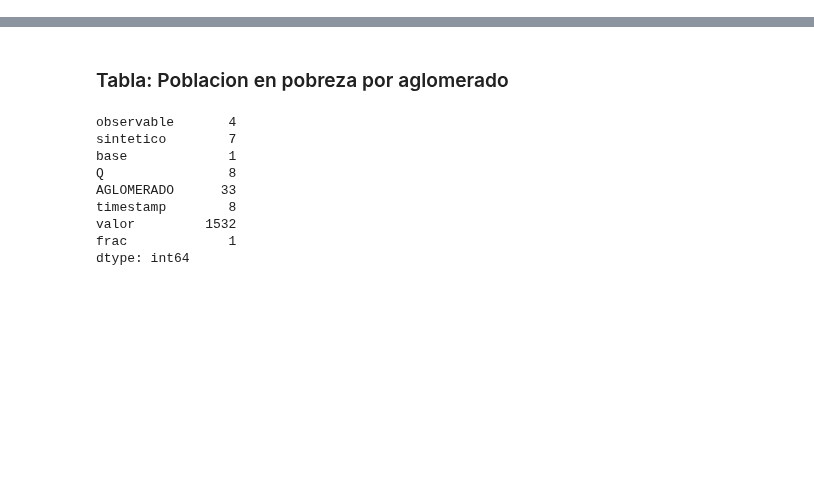
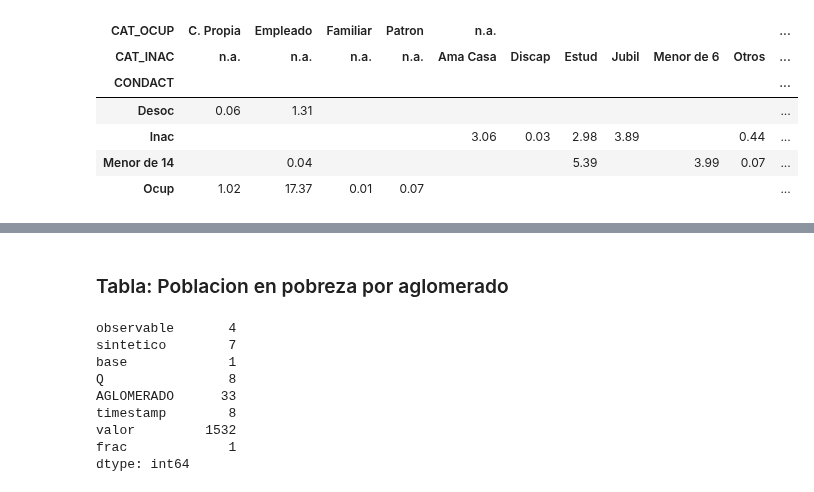
Before and after one commit to matuteiglesias/indice-pobreza-UBA, a Jupyter notebook: notebooks/09 - Exploracion de indicadores sinteticos.ipynb, the cells around one changed output, grey strips where cells are left out. Cells and saved outputs as stored; diff of their text form; code cells hidden in the pictures; blank space fills up the shorter version.

```diff
--- a/notebooks/09 - Exploracion de indicadores sinteticos.ipynb
+++ b/notebooks/09 - Exploracion de indicadores sinteticos.ipynb
@@ -3,0 +39,13 @@ pd.options.display.max_rows = 200
+# %%
+tabla = df.groupby(['CONDACT', 'CAT_OCUP', 'CAT_INAC']).size().unstack([-2, -1]).sort_index(axis = 1)/4/frac
+show = (tabla/1e6).round(2).fillna(0).replace(0, '')
+show.to_excel('./personas_pob_total_CONDACT-CAT_OCUP-CAT_INAC.xlsx')
+show
+# %% [output]
+| CAT_OCUP | C. Propia | Empleado | Familiar | Patron | n.a. |  |  |  |  |  | ... |
+| CAT_INAC | n.a. | n.a. | n.a. | n.a. | Ama Casa | Discap | Estud | Jubil | Menor de 6 | Otros | ... |
+| CONDACT |  |  |  |  |  |  |  |  |  |  | ... |
+| Desoc | 0.06 | 1.31 |  |  |  |  |  |  |  |  | ... |
+| Inac |  |  |  |  | 3.06 | 0.03 | 2.98 | 3.89 |  | 0.44 | ... |
+| Menor de 14 |  | 0.04 |  |  |  |  | 5.39 |  | 3.99 | 0.07 | ... |
+| Ocup | 1.02 | 17.37 | 0.01 | 0.07 |  |  |  |  |  |  | ... |
```
Also changed, not shown: parts of 10 cells of this notebook, 2 other files.
